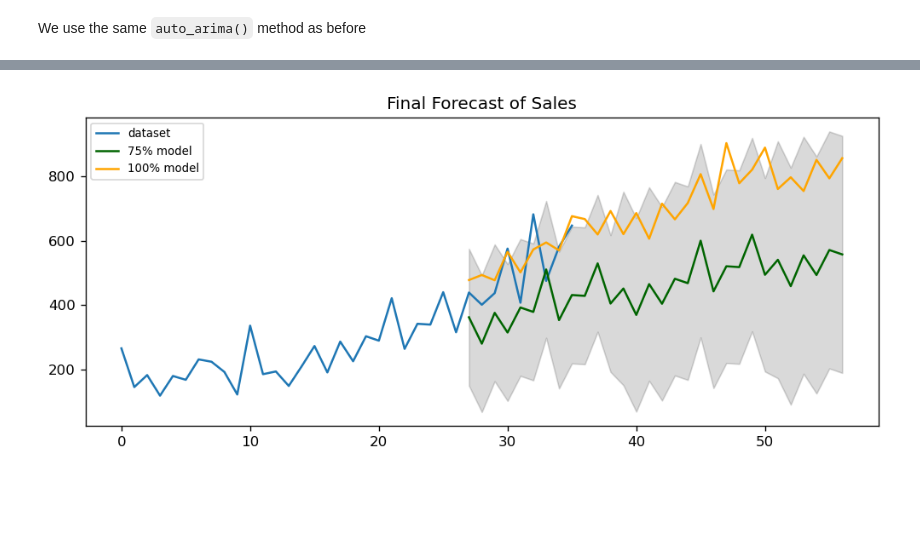
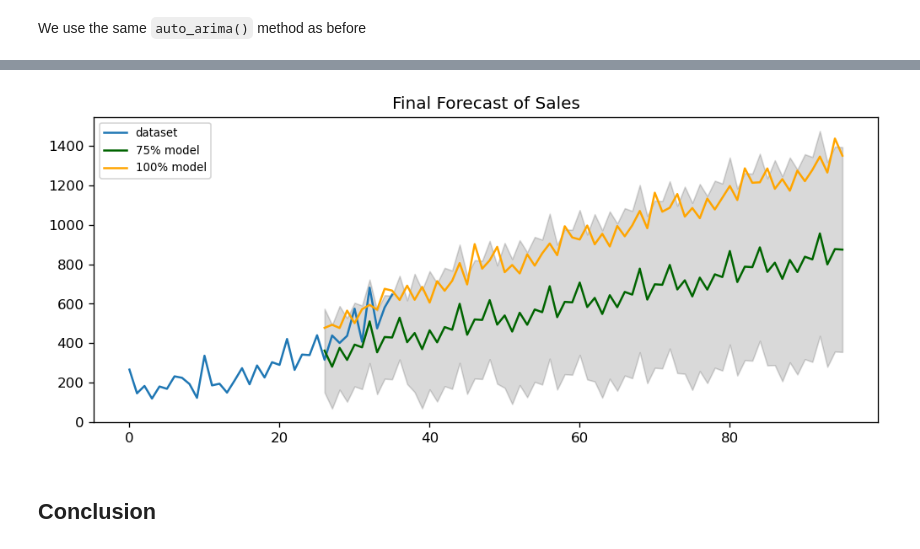
Before and after one commit to EVSZ/AI, a Jupyter notebook: PersonalNotebooks/ML/TimeSeriesForecasting/ShampooForecast.ipynb, the cells around one changed output, grey strips where cells are left out. Saved outputs shown, nothing was run; the diff lists cells and outputs as text; code cells hidden in the pictures; blank space fills up the shorter version.

```diff
--- a/PersonalNotebooks/ML/TimeSeriesForecasting/ShampooForecast.ipynb
+++ b/PersonalNotebooks/ML/TimeSeriesForecasting/ShampooForecast.ipynb
@@ -684,35 +684,37 @@ Performing stepwise search to minimize aic
 Warnings:
 [1] Covariance matrix calculated using the outer product of gradients (complex-step).
 # %%
-n_periods = 30
-n_post = 21
-n_pre = 9
+n_periods = 70
+n_post = 60
+n_pre = 10
 
 fitted = auto_arima1.fit(train)
 
 fc, confint = auto_sarima1.predict(n_periods=n_periods, return_conf_int=True)
 index_of_fc = np.arange(len(shampoo.Sales)-n_pre, len(shampoo.Sales)+n_post)
 
 fc2, confint2 = auto_sarima2.predict(n_periods=n_periods, return_conf_int=True)
 index_of_fc2 = np.arange(len(shampoo.Sales)-n_pre, len(shampoo.Sales)+n_post)
 fc_series2 = pd.Series(fc2, index=index_of_fc2)
 
 # make series for plotting purpose
 fc_series = pd.Series(fc, index=index_of_fc)
 lower_series = pd.Series(confint[:, 0], index=index_of_fc)
 upper_series = pd.Series(confint[:, 1], index=index_of_fc)
 
 # Plot
 plt.plot(shampoo.Sales, label='dataset')
 plt.plot(fc_series, color='darkgreen', label='75% model')
 plt.plot(fc_series2, color='orange', label='100% model')
 plt.fill_between(lower_series.index,
                  lower_series,
                  upper_series,
                  color='k', alpha=.15)
 
 plt.title("Final Forecast of Sales")
 plt.legend(loc='upper left',  fontsize=8)
 plt.show()
 # %% [output]
-[figure, old version]
+[figure, new version]
+# %% [markdown]
+## Conclusion
```
Also changed, not shown: parts of 6 cells of this notebook, 2 other files.
